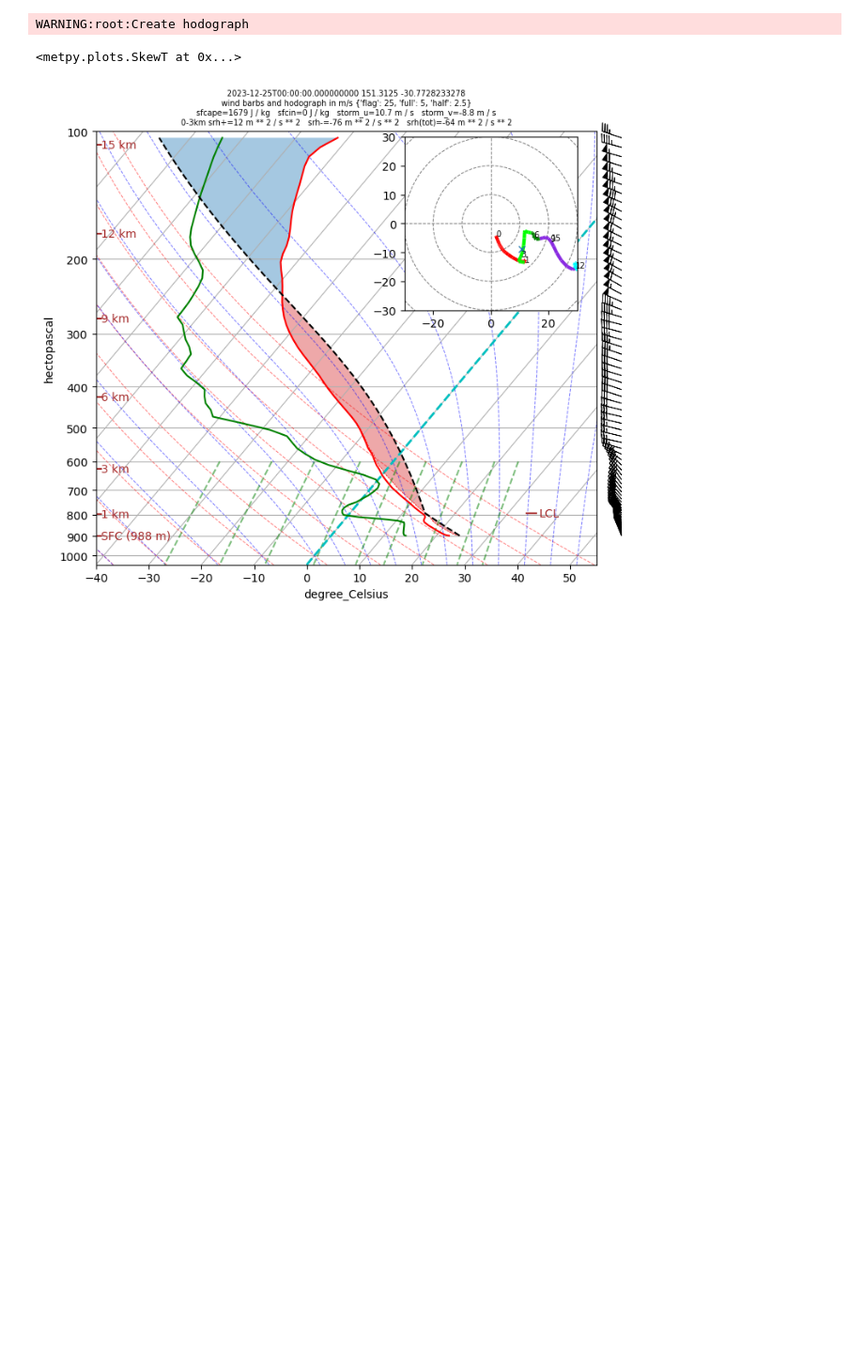
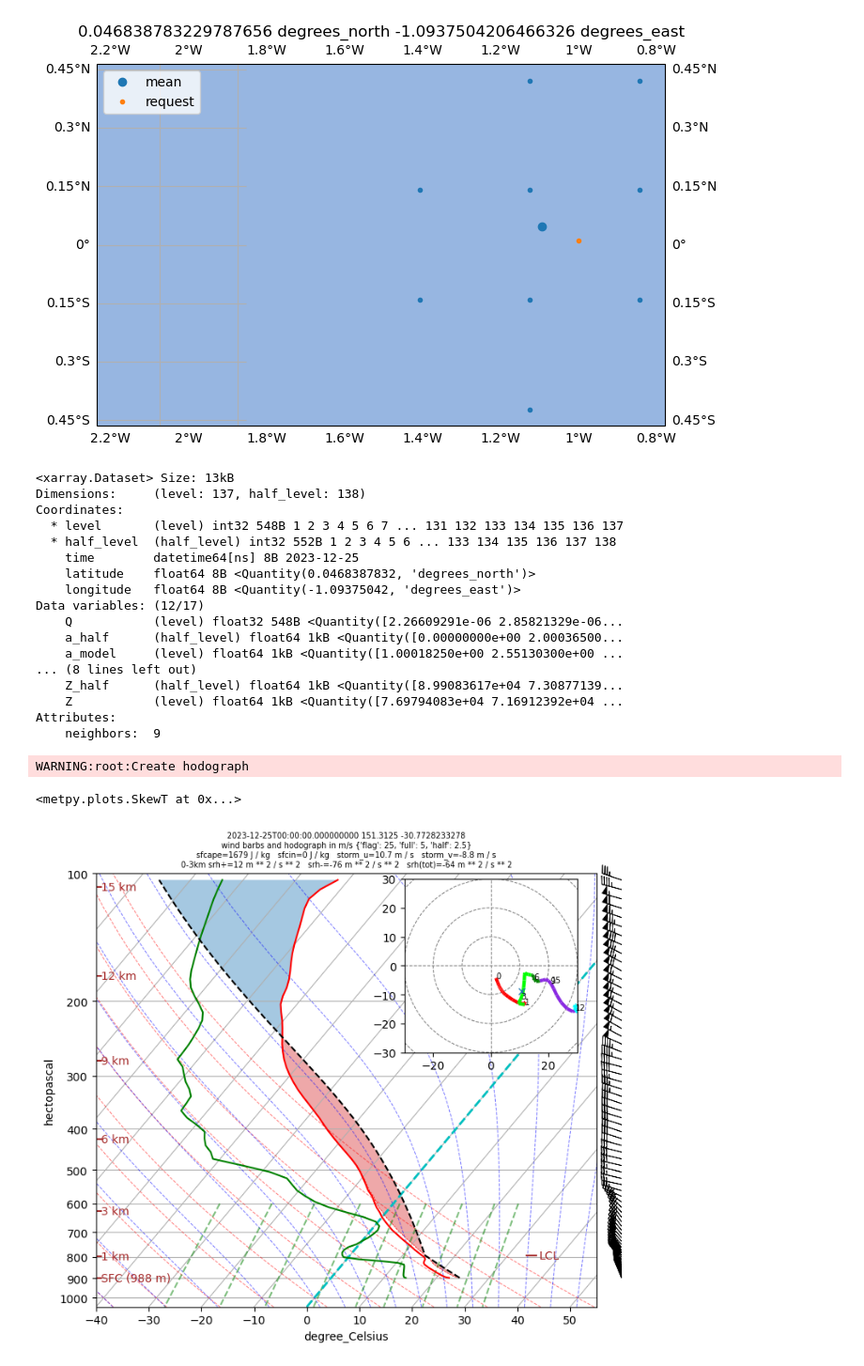
Before and after one commit to ahijevyc/cm1, a Jupyter notebook: soundings/era5_sounding.ipynb, the cells around one changed output. Shown at 94% size. Cells and saved outputs as stored; diff of their text form; code cells hidden in the pictures; blank space fills up the shorter version.

Commit message:
why bother removing the half-levels
better names

```diff
--- a/soundings/era5_sounding.ipynb
+++ b/soundings/era5_sounding.ipynb
@@ -30,3 +52,32 @@ Data variables: (12/13)
+# %%
+import argparse
+from metpy.units import units
+args = argparse.Namespace()
+args.lon = -1 * units.degree_E
+args.lat = 0.01 * units.degree_N
+args.neighbors = 9
+args.debug = True
+
+cm1.utils.circle_neighborhood(args, ds0)
+# %% [output]
+[figure, added]
+<xarray.Dataset> Size: 13kB
+Dimensions:     (level: 137, half_level: 138)
+Coordinates:
+  * level       (level) int32 548B 1 2 3 4 5 6 7 ... 131 132 133 134 135 136 137
+  * half_level  (half_level) int32 552B 1 2 3 4 5 6 ... 133 134 135 136 137 138
+    time        datetime64[ns] 8B 2023-12-25
+    latitude    float64 8B <Quantity(0.0468387832, 'degrees_north')>
+    longitude   float64 8B <Quantity(-1.09375042, 'degrees_east')>
+Data variables: (12/17)
+    Q           (level) float32 548B <Quantity([2.26609291e-06 2.85821329e-06...
+    a_half      (half_level) float64 1kB <Quantity([0.00000000e+00 2.00036500...
+    a_model     (level) float64 1kB <Quantity([1.00018250e+00 2.55130300e+00 ...
+... (8 lines left out)
+    Z_half      (half_level) float64 1kB <Quantity([8.99083617e+04 7.30877139...
+    Z           (level) float64 1kB <Quantity([7.69794083e+04 7.16912392e+04 ...
+Attributes:
+    neighbors:  9
 # %%
 longitude = 151.2
 latitude = -30.8
```
Also changed, not shown: parts of 3 cells of this notebook, 3 other files.
